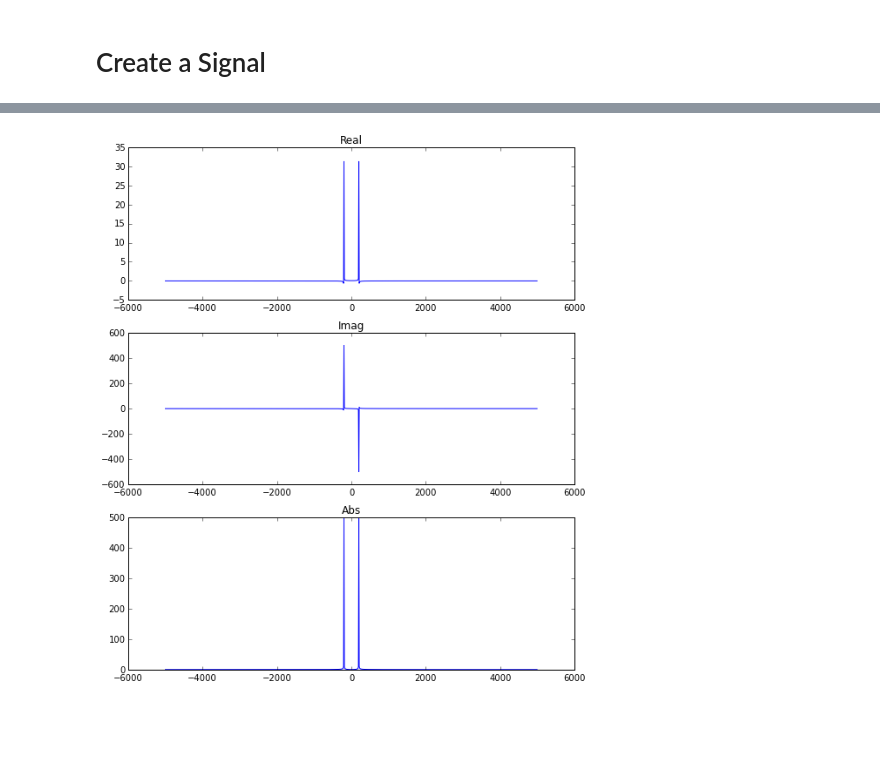
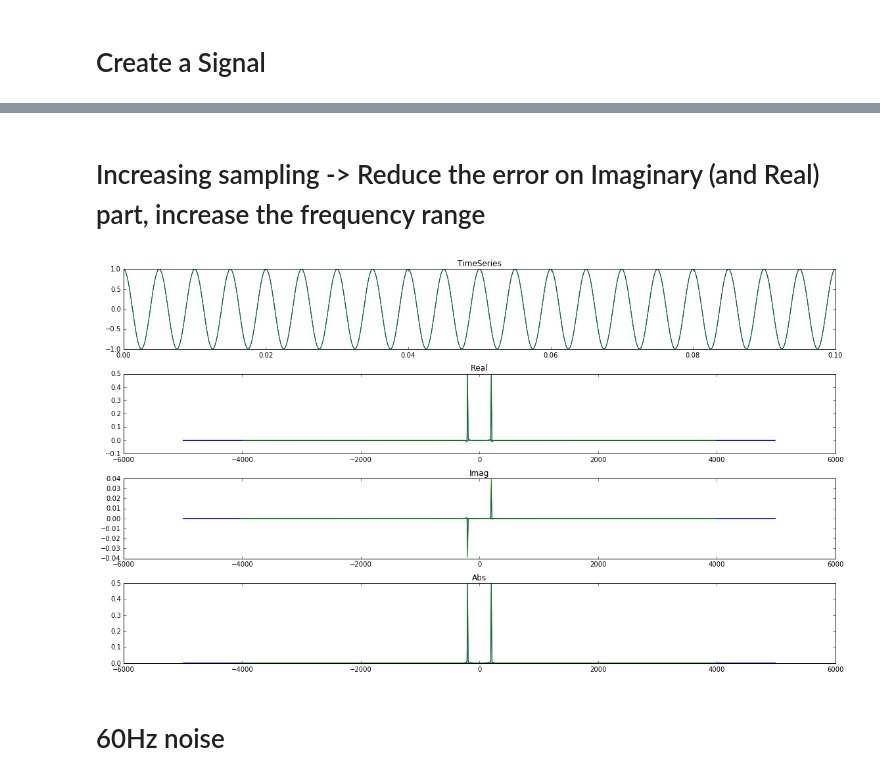
Before and after one commit to geoscixyz/em, a Jupyter notebook: examples/fourier_transform/FFT Example.ipynb, the cells around one changed output, grey strips where cells are left out. Saved outputs shown, nothing was run; the diff lists cells and outputs as text; code cells hidden in the pictures; blank space fills up the shorter version.

Commit message:
Ongoing work data /FT / Noise

```diff
--- a/examples/fourier_transform/FFT Example.ipynb
+++ b/examples/fourier_transform/FFT Example.ipynb
@@ -34,15 +12,62 @@ freq = fftpack.fftshift(freq)
-# %%
-fig, ax = plt.subplots(3,1,figsize=(8,9))
-
-ax[0].plot(freq,Signal.real)
-ax[0].set_title('Real')
-
-ax[1].plot(freq,Signal.imag)
-ax[1].set_title('Imag')
-
-ax[2].plot(freq,np.abs(Signal))
-ax[2].set_title('Abs')
-
-plt.tight_layout()
-# %% [output]
-[figure, removed]
+# %%
+defsignal = lambda A,f,phi,t: A*np.cos(2*np.pi*f*t+phi)
+# %%
+deftime = lambda start,end,dis: np.linspace(start,end,dis)
+# %% [markdown]
+# Increasing sampling -> Reduce the error on Imaginary (and Real) part, increase the frequency range
+# %%
+Discretization = FloatSlider(min=1.,max=10.,step=0.5,value=1.) #exponential increase of the number of signal samples
+start = 0.
+end = 0.1
+Amp = 1.
+NampR = 1
+fs = 200.
+fn = 60.
+phin = np.pi/2
+
+def WidgetSamplingEffect(dis):
+
+    dis2=int(10.**dis)
+    t=deftime(start,end,dis2)
+    dt = (t.max() - t.min())/float(t.size)
+    freq = fftpack.fftfreq(t.size,dt)
+    df = (freq.max() - freq.min())/float(freq.size)
+    signal=defsignal(Amp,fs,0.,t)
+    Signal = dt*df*fftpack.fft(signal)
+
+    t0 = np.linspace(0.,0.1,int(4.*fs))
+    dt0 = (t0.max() - t0.min())/float(t0.size)
+    freq0 = fftpack.fftfreq(t0.size,dt0)
+    df0 = (freq0.max() - freq0.min())/float(freq0.size)
+    signal0=defsignal(Amp,fs,0,t0)
+    Signal0 = dt0*df0*fftpack.fft(signal0)
+
+
+    fig, ax = plt.subplots(4,1,figsize=(16,9))
+    ax = mkvc(ax)
+
+    ax[0].plot(t,signal)
+    ax[0].plot(t0,signal0)
+    ax[0].set_xlim([t.min(), t.max()])
+    ax[0].set_title('TimeSeries')
+
+    ax[1].plot(freq,Signal.real)
+    ax[1].plot(freq0,Signal0.real)
+    ax[1].set_title('Real')
+
+    ax[2].plot(freq,Signal.imag)
+    ax[2].plot(freq0,Signal0.imag)
+    ax[2].set_title('Imag')
+
+    ax[3].plot(freq,np.abs(Signal))
+    ax[3].plot(freq0,np.abs(Signal0))
+    ax[3].set_title('Abs')
+
+    plt.tight_layout()
+
+
+interact(WidgetSamplingEffect,dis=Discretization)
+# %% [output]
+[figure, added]
+# %% [markdown]
+# 60Hz noise
```
Also changed, not shown: parts of 9 cells of this notebook.
